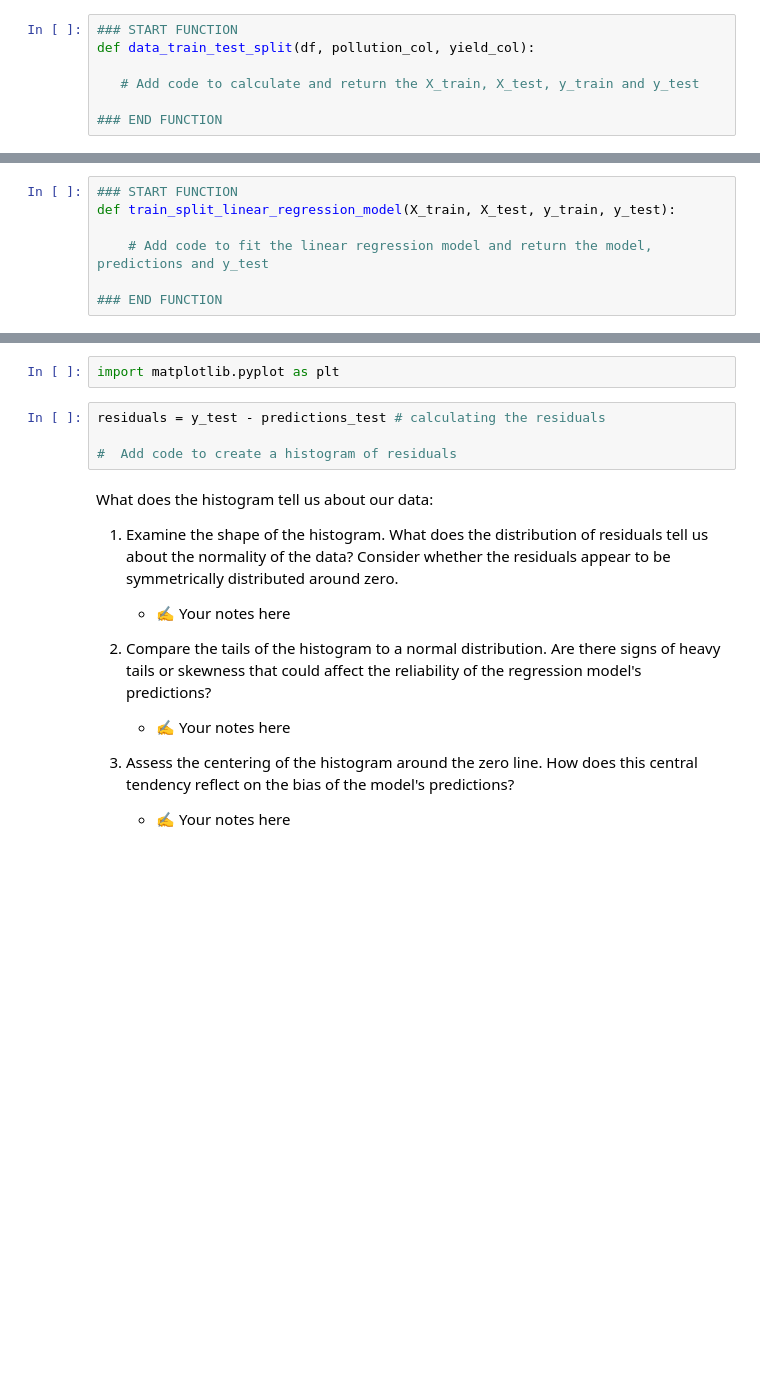
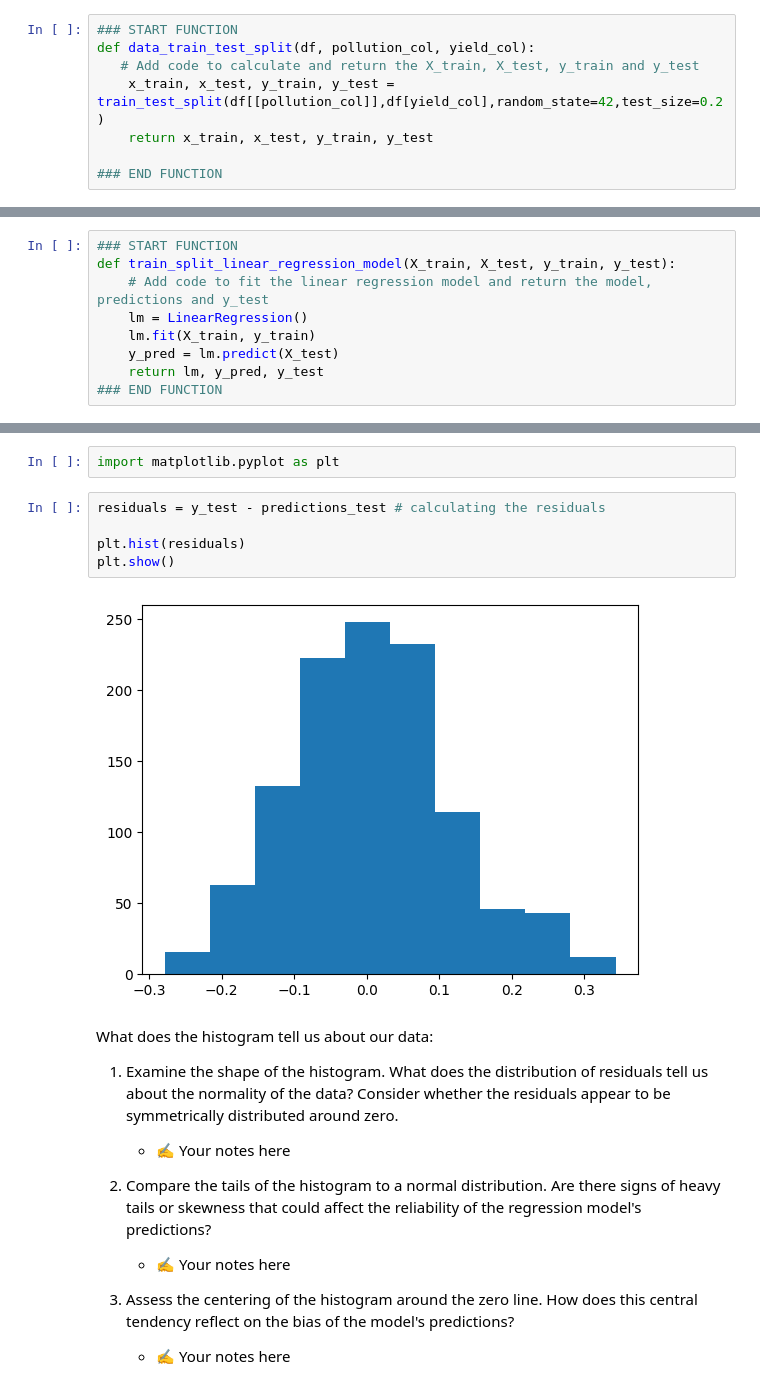
Before and after one commit to Ultra-Code/datascience_exploration, a Jupyter notebook: src/Regression/CodeChallenge/Linear_regression_Code_challenge.ipynb, the cells around one changed output, grey strips where cells are left out. Cells and saved outputs as stored; diff of their text form; blank space fills up the shorter version.

```diff
--- a/src/Regression/CodeChallenge/Linear_regression_Code_challenge.ipynb
+++ b/src/Regression/CodeChallenge/Linear_regression_Code_challenge.ipynb
@@ -431,8 +472,9 @@ from sklearn.model_selection import train_test_split
 # %%
 ### START FUNCTION
 def data_train_test_split(df, pollution_col, yield_col):
-
    # Add code to calculate and return the X_train, X_test, y_train and y_test
+    x_train, x_test, y_train, y_test = train_test_split(df[[pollution_col]],df[yield_col],random_state=42,test_size=0.2)
+    return x_train, x_test, y_train, y_test
 
 ### END FUNCTION
 # %% [markdown]
@@ -464,9 +509,11 @@ from sklearn.linear_model import LinearRegression
 # %%
 ### START FUNCTION
 def train_split_linear_regression_model(X_train, X_test, y_train, y_test):
-
     # Add code to fit the linear regression model and return the model, predictions and y_test
-
+    lm = LinearRegression()
+    lm.fit(X_train, y_train)
+    y_pred = lm.predict(X_test)
+    return lm, y_pred, y_test
 ### END FUNCTION
 # %% [markdown]
 Input:
@@ -531,7 +600,10 @@ import matplotlib.pyplot as plt
 # %%
 residuals = y_test - predictions_test # calculating the residuals
 
-#  Add code to create a histogram of residuals
+plt.hist(residuals)
+plt.show()
+# %% [output]
+[figure, added]
 # %% [markdown]
 What does the histogram tell us about our data:
 
```
Also changed, not shown: parts of 23 cells of this notebook.
